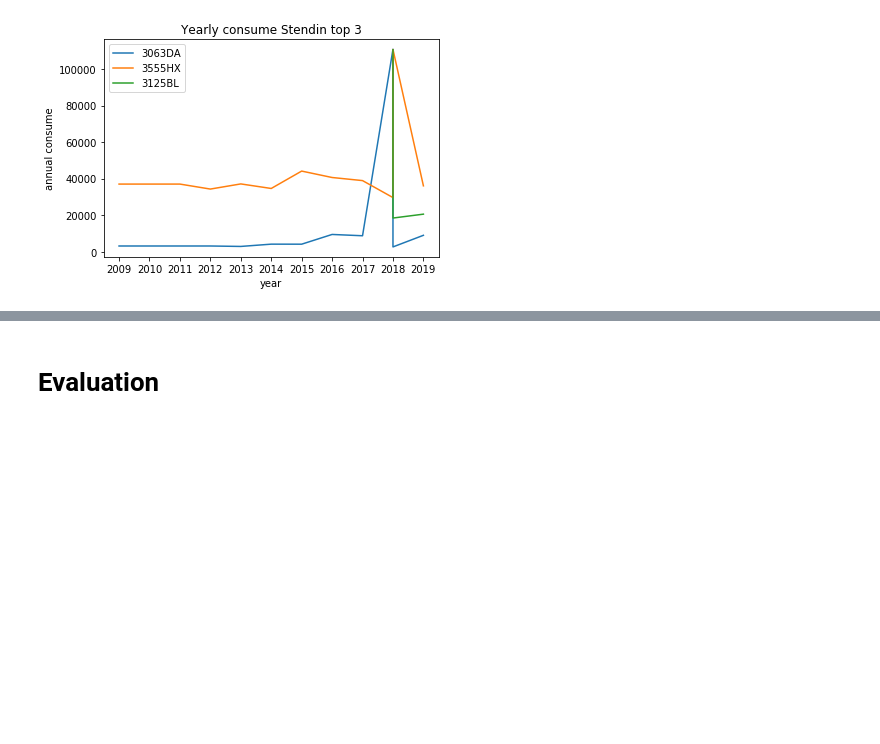
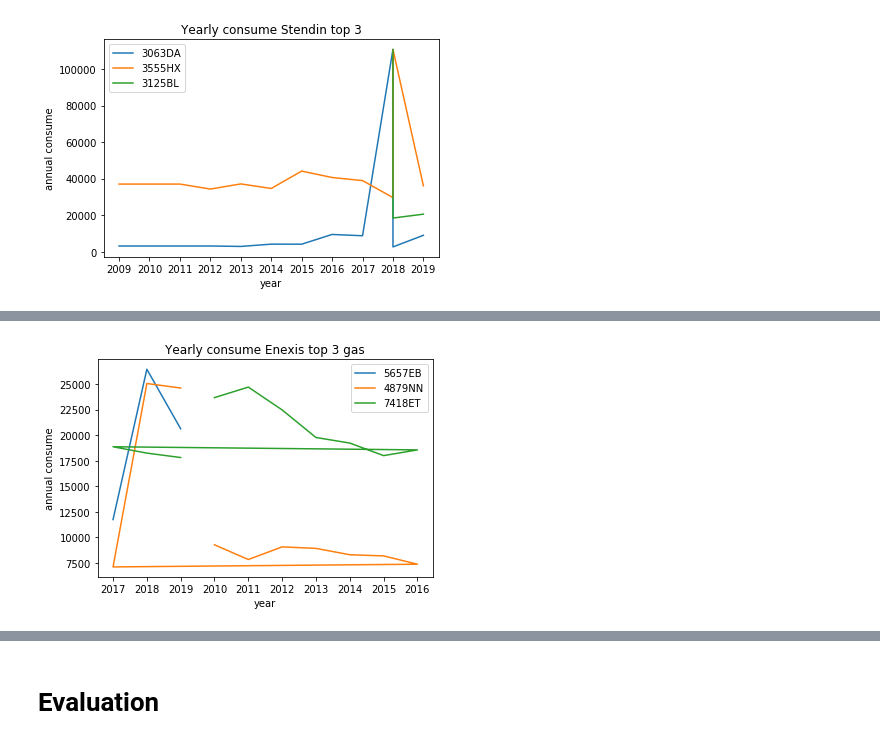
Before and after one commit to Melistick/datascience_challenge2, a Jupyter notebook: Notebook.ipynb, the cells around one changed output, grey strips where cells are left out. Drawn from its saved outputs; the diff is of its cells as text; code cells hidden in the pictures; blank space fills up the shorter version.

```diff
--- a/Notebook.ipynb
+++ b/Notebook.ipynb
@@ -536,0 +551,21 @@ plt.show()
+# %%
+xeg1 = enexisFrame[enexisFrame['zipcode_from'] == '5657EB']['year']
+yeg1 = enexisFrame[enexisFrame['zipcode_from'] == '5657EB']['annual_consume']
+plt.plot(xeg1, yeg1, label = "5657EB")
+
+xeg2 = enexisFrame[enexisFrame['zipcode_from'] == '4879NN']['year']
+yeg2 = enexisFrame[enexisFrame['zipcode_from'] == '4879NN']['annual_consume']
+plt.plot(xeg2, yeg2, label = "4879NN")
+
+xeg3 = enexisFrame[enexisFrame['zipcode_from'] == '7418ET']['year']
+yeg3 = enexisFrame[enexisFrame['zipcode_from'] == '7418ET']['annual_consume']
+plt.plot(xeg3, yeg3, label = "7418ET")
+
+plt.title('Yearly consume Enexis top 3 gas')
+plt.xlabel('year')
+plt.ylabel('annual consume')
+
+plt.legend()
+plt.show()
+# %% [output]
+[figure, added]
```
Also changed, not shown: parts of 8 cells of this notebook.
